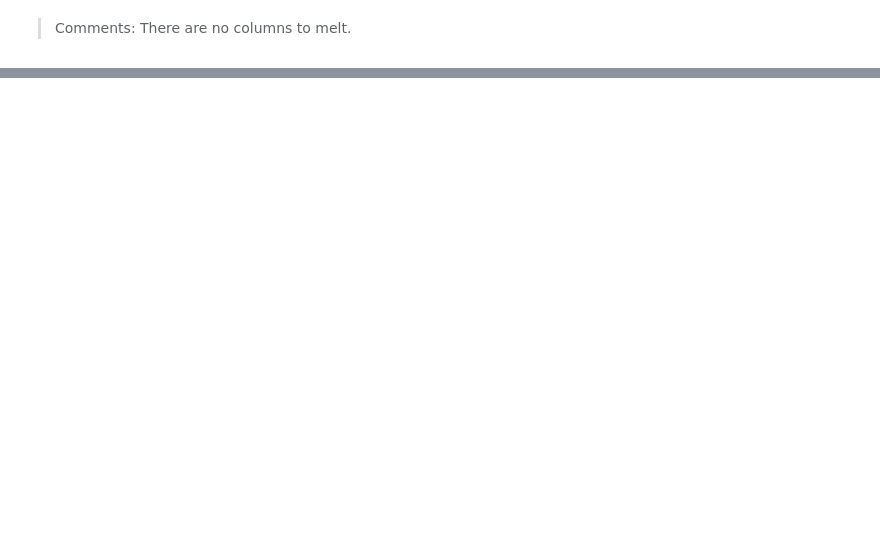
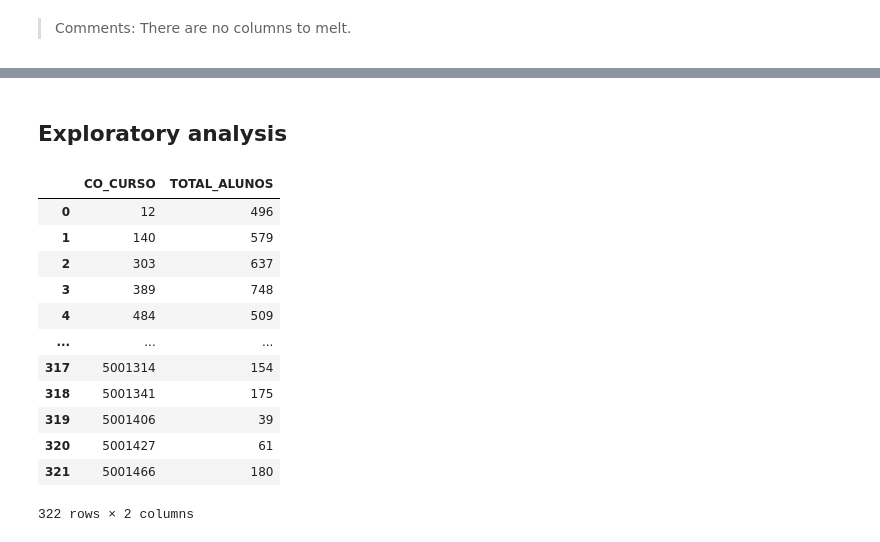
Before and after one commit to rafael-roldao/censo_es_2018_aluno, a Jupyter notebook: Censo do Ensino Superior 2018 - Alunos.ipynb, the cells around one changed output, grey strips where cells are left out. Drawn from its saved outputs; the diff is of its cells as text; code cells hidden in the pictures; blank space fills up the shorter version.

```diff
--- a/Censo do Ensino Superior 2018 - Alunos.ipynb
+++ b/Censo do Ensino Superior 2018 - Alunos.ipynb
@@ -714,0 +743,21 @@ medicina_df[medicina_df['sum_fin_nao_reemb'] == 3].iloc[:, np.r_[58:65]]
+# %% [markdown]
+## Exploratory analysis
+# %%
+alunos_por_curso = medicina_df.groupby('CO_CURSO')['ID_ALUNO'].count()
+alunos_por_curso = pd.DataFrame(alunos_por_curso).reset_index()
+alunos_por_curso = alunos_por_curso.rename(columns={'ID_ALUNO': 'TOTAL_ALUNOS'})
+alunos_por_curso
+# %% [output]
+|  | CO_CURSO | TOTAL_ALUNOS |
+| 0 | 12 | 496 |
+| 1 | 140 | 579 |
+| 2 | 303 | 637 |
+| 3 | 389 | 748 |
+| 4 | 484 | 509 |
+| ... | ... | ... |
+| 317 | 5001314 | 154 |
+| 318 | 5001341 | 175 |
+| 319 | 5001406 | 39 |
+| 320 | 5001427 | 61 |
+| 321 | 5001466 | 180 |
+322 rows × 2 columns
```
Also changed, not shown: parts of 23 cells of this notebook.
